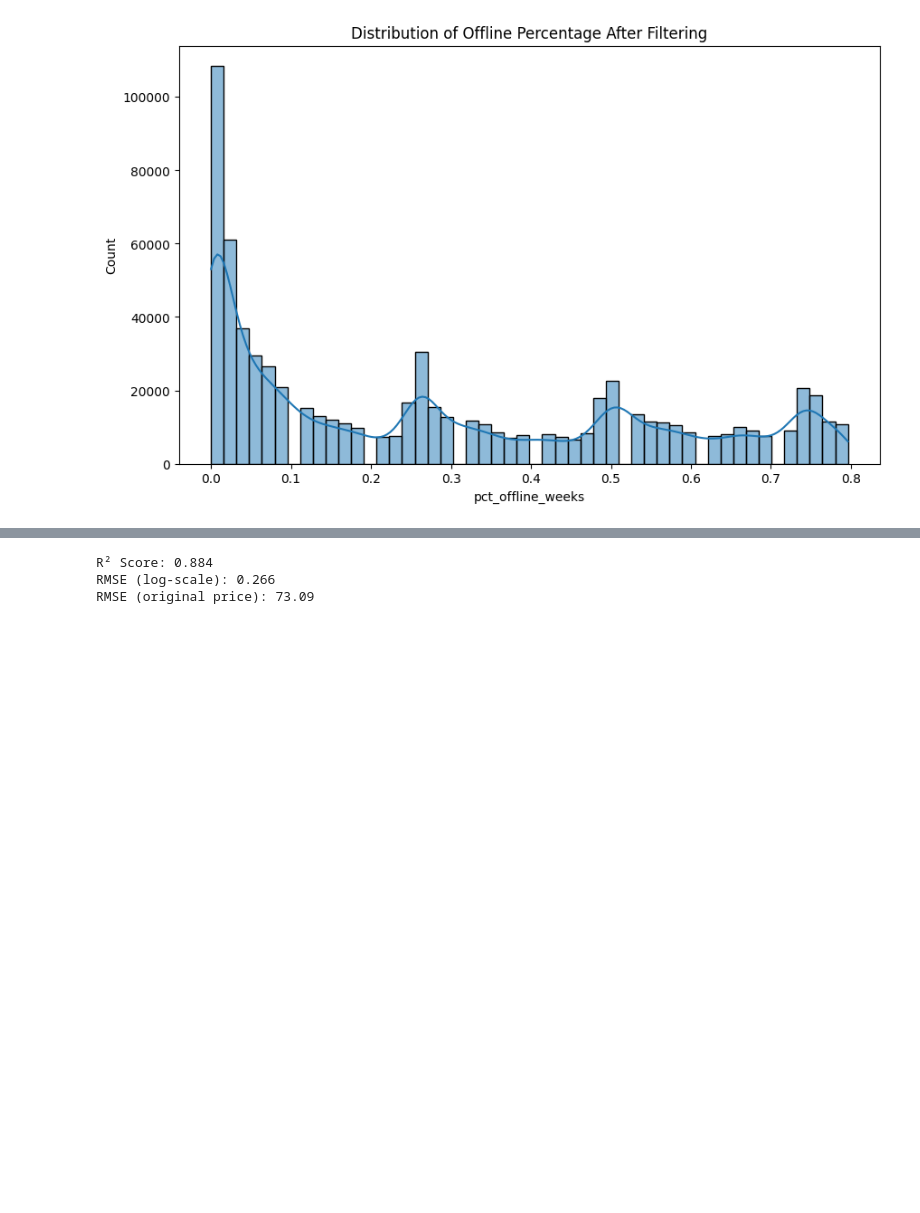
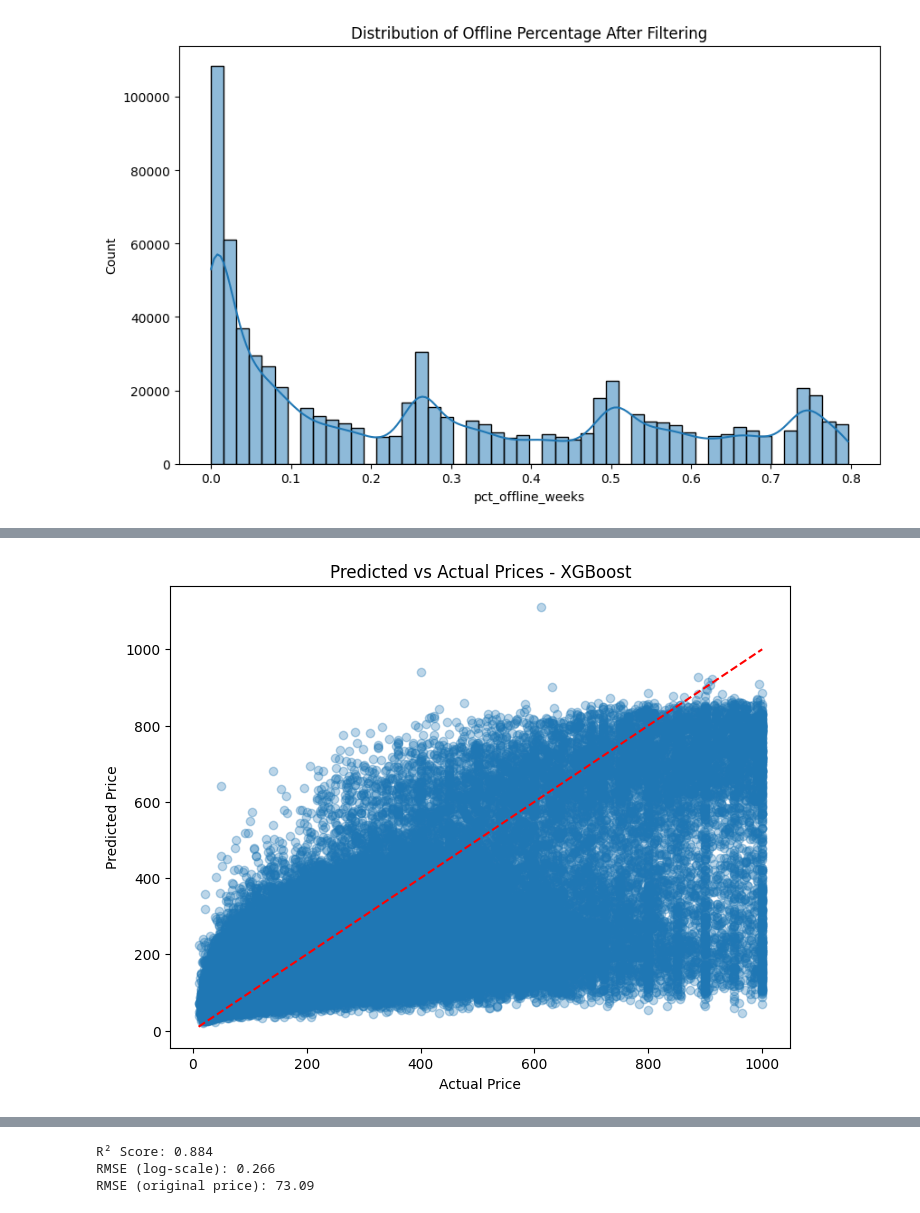
Before and after one commit to YassineEng/EDA-Clustering-Time-series---Regression-Model-Airbnb-Data, a Jupyter notebook: notebooks/03_time_series.ipynb, the cells around one changed output, grey strips where cells are left out. Cells and saved outputs as stored; diff of their text form; code cells hidden in the pictures; blank space fills up the shorter version.

```diff
--- a/notebooks/03_time_series.ipynb
+++ b/notebooks/03_time_series.ipynb
@@ -493,0 +1136,13 @@ Passing `palette` without assigning `hue` is deprecated and will be removed in v
+# %%
+y_true = np.expm1(y_test)
+y_pred = np.expm1(models["XGBoost"].predict(X_test))
+
+plt.figure(figsize=(8, 6))
+plt.scatter(y_true, y_pred, alpha=0.3)
+plt.plot([y_true.min(), y_true.max()], [y_true.min(), y_true.max()], 'r--')
+plt.xlabel("Actual Price")
+plt.ylabel("Predicted Price")
+plt.title("Predicted vs Actual Prices - XGBoost")
+plt.show()
+# %% [output]
+[figure, added]
```
Also changed, not shown: parts of 9 cells of this notebook, 4 other files.
